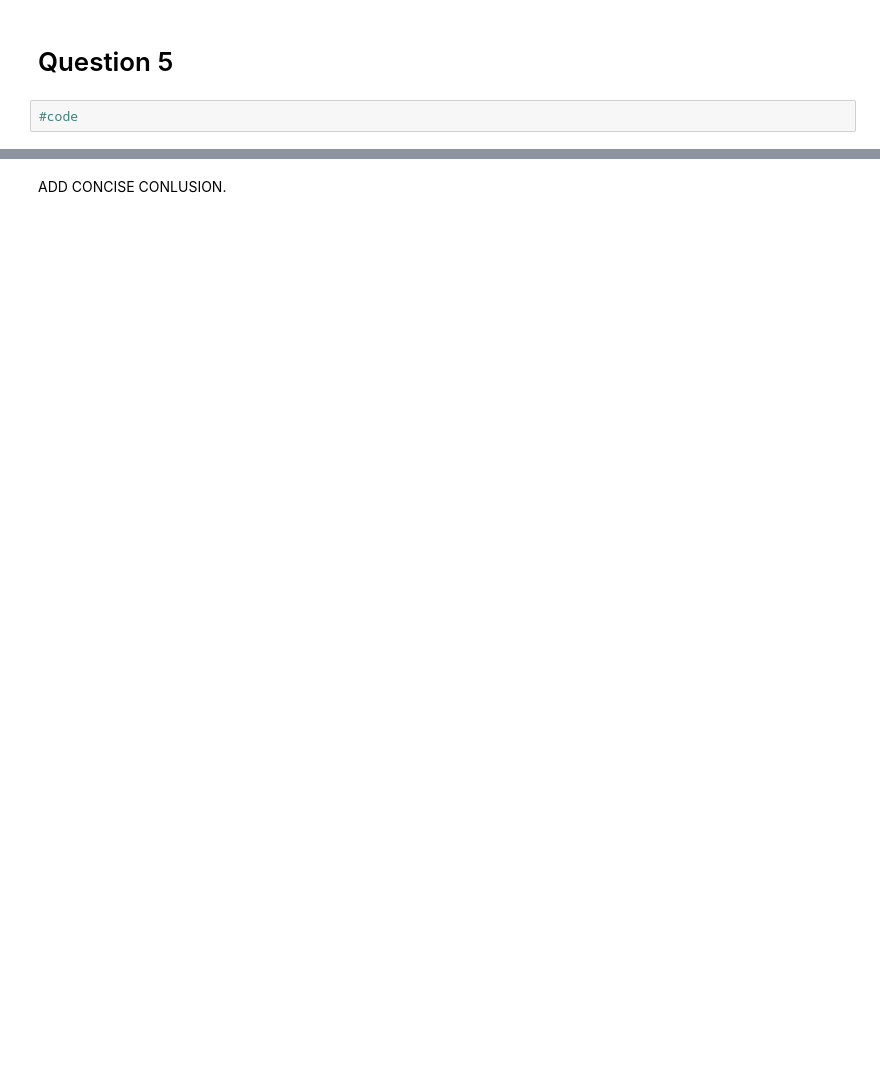
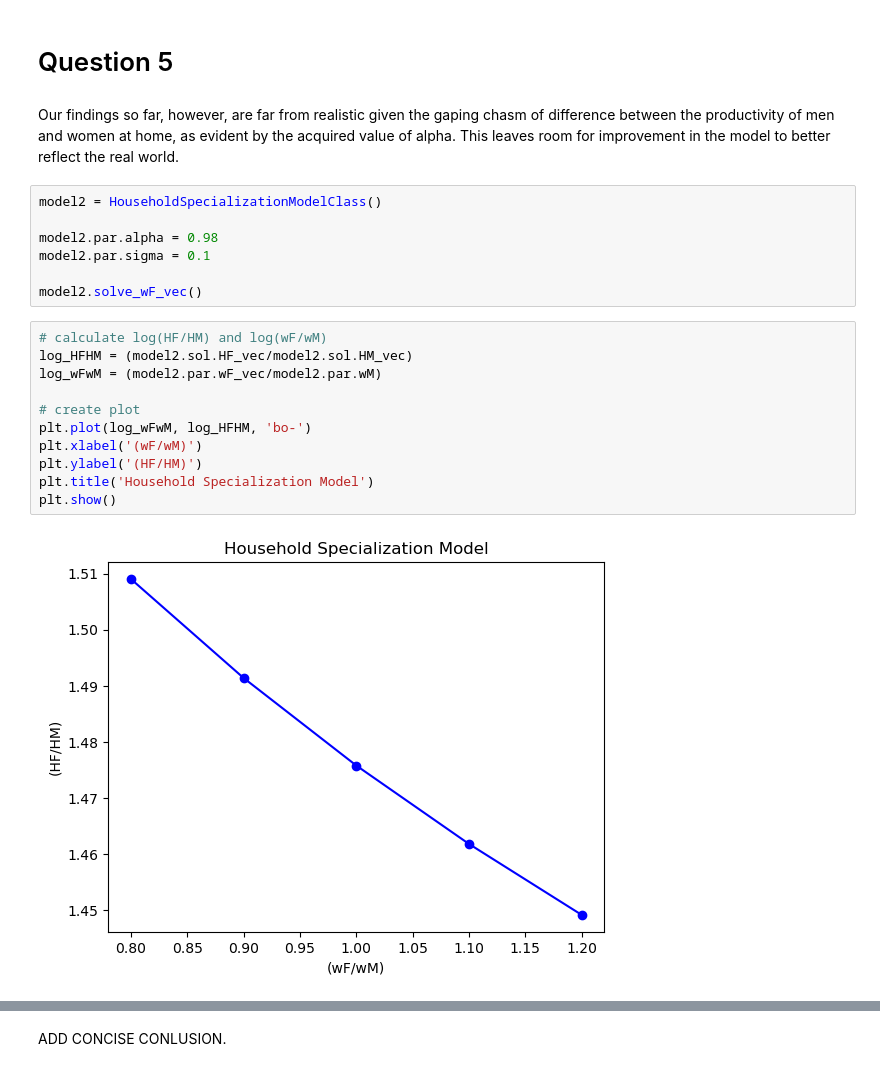
Before and after one commit to NumEconCopenhagen/projects-2023-it-hurts-when-ip, a Jupyter notebook: inauguralproject/inauguralproject.ipynb, the cells around one changed output, grey strips where cells are left out. Cells and saved outputs as stored; diff of their text form; blank space fills up the shorter version.

```diff
--- a/inauguralproject/inauguralproject.ipynb
+++ b/inauguralproject/inauguralproject.ipynb
@@ -167,4 +188,24 @@ sigma = 0.1000
 # %% [markdown]
 # Question 5
-# %%
-#code
+# %% [markdown]
+Our findings so far, however, are far from realistic given the gaping chasm of difference between the productivity of men and women at home, as evident by the acquired value of alpha. This leaves room for improvement in the model to better reflect the real world.
+# %%
+model2 = HouseholdSpecializationModelClass()
+
+model2.par.alpha = 0.98
+model2.par.sigma = 0.1
+
+model2.solve_wF_vec()
+# %%
+# calculate log(HF/HM) and log(wF/wM)
+log_HFHM = (model2.sol.HF_vec/model2.sol.HM_vec)
+log_wFwM = (model2.par.wF_vec/model2.par.wM)
+
+# create plot
+plt.plot(log_wFwM, log_HFHM, 'bo-')
+plt.xlabel('(wF/wM)')
+plt.ylabel('(HF/HM)')
+plt.title('Household Specialization Model')
+plt.show()
+# %% [output]
+[figure, added]
```
Also changed, not shown: parts of 14 cells of this notebook.
